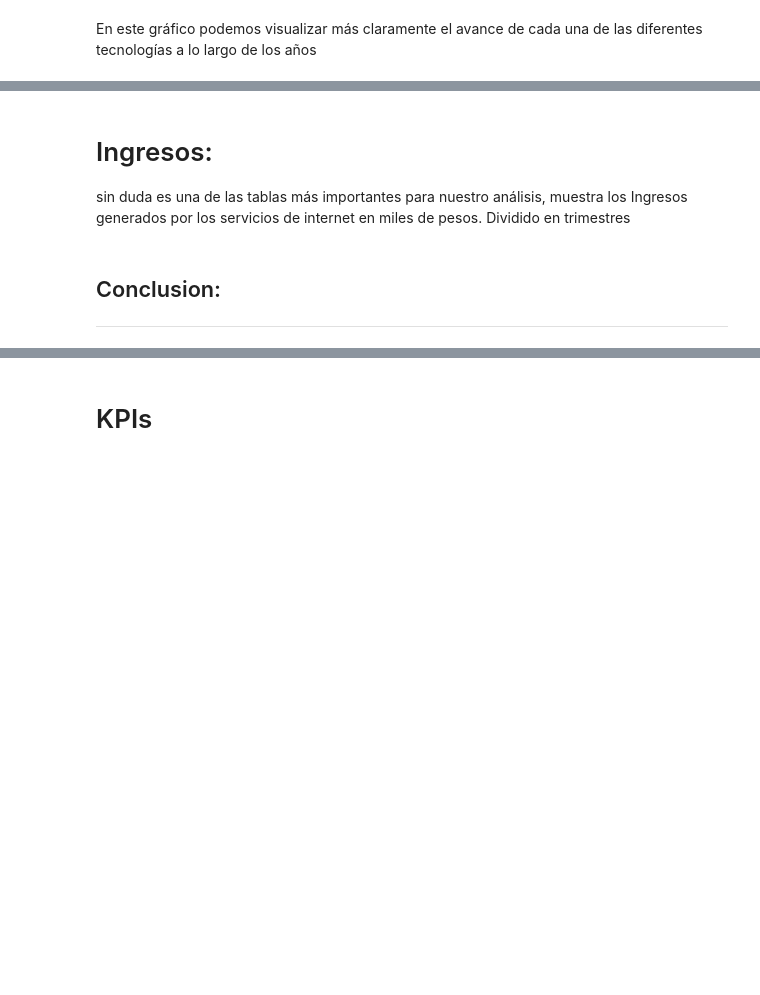
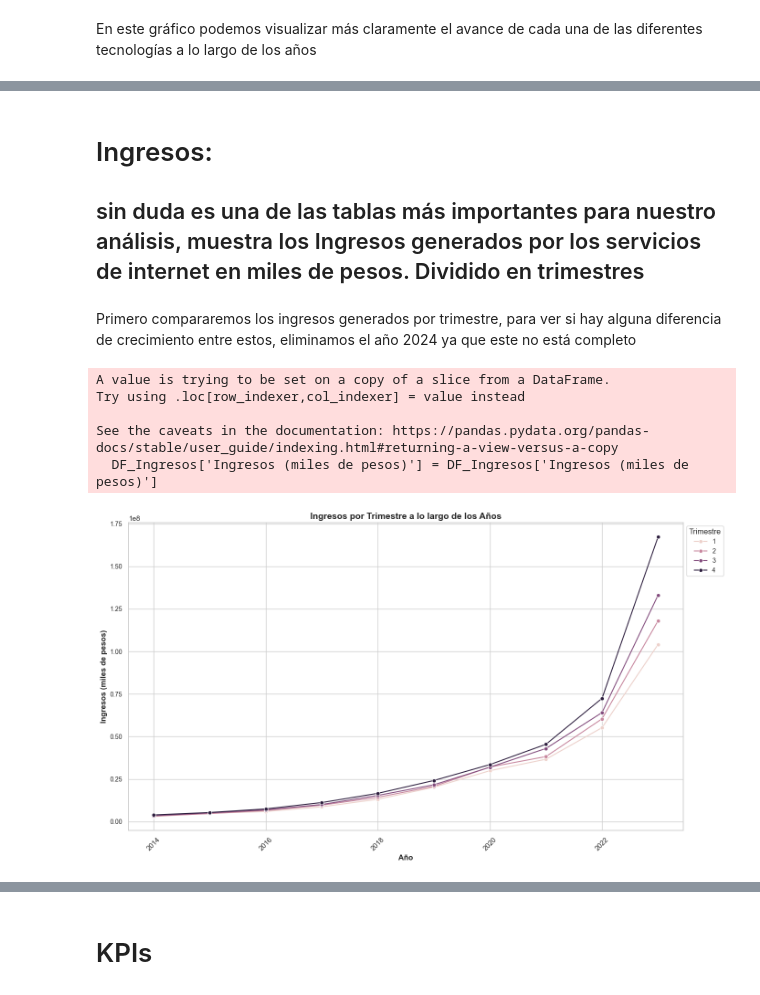
Before and after one commit to federicopiparo/Proyecto-Individual-N-2---Piparo-Federico, a Jupyter notebook: proyecto individual EDA -Federico piapro/EDA.ipynb, the cells around one changed output, grey strips where cells are left out. Cells and saved outputs as stored; diff of their text form; code cells hidden in the pictures; blank space fills up the shorter version.

```diff
--- a/proyecto individual EDA -Federico piapro/EDA.ipynb
+++ b/proyecto individual EDA -Federico piapro/EDA.ipynb
@@ -520,8 +545,28 @@ En este gráfico podemos visualizar más claramente el avance de cada una de las
 # %% [markdown]
 # Ingresos:
-sin duda es una de las tablas más importantes para nuestro análisis, muestra los Ingresos generados por los servicios de internet en miles de pesos. Dividido en trimestres
+## sin duda es una de las tablas más importantes para nuestro análisis, muestra los Ingresos generados por los servicios de internet en miles de pesos. Dividido en trimestres
-# %% [markdown]
-## Conclusion:
-
-
----
+# %% [markdown]
+Primero compararemos los ingresos generados por trimestre, para ver si hay alguna diferencia de crecimiento entre estos, eliminamos el año 2024 ya que este no está completo
+# %%
+
+DF_Ingresos = DF_Ingresos[DF_Ingresos['Año'] != 2024]
+# Convertir los ingresos a valores numéricos
+DF_Ingresos['Ingresos (miles de pesos)'] = DF_Ingresos['Ingresos (miles de pesos)']
+# Gráfico de líneas de ingresos por trimestre a lo largo de los años
+plt.figure(figsize=(14, 8))
+sns.lineplot(data=DF_Ingresos, x='Año', y='Ingresos (miles de pesos)', hue='Trimestre', marker='o')
+plt.xlabel('Año', fontsize=12, fontweight='bold')
+plt.ylabel('Ingresos (miles de pesos)', fontsize=12, fontweight='bold')
+plt.title('Ingresos por Trimestre a lo largo de los Años', fontsize=14, fontweight='bold')
+plt.xticks(rotation=45)
+plt.yticks(fontsize=10)
+plt.legend(title='Trimestre', loc='upper left', bbox_to_anchor=(1, 1), fontsize=10, title_fontsize=12)
+plt.tight_layout()
+plt.show()
+# %% [output]
+A value is trying to be set on a copy of a slice from a DataFrame.
+Try using .loc[row_indexer,col_indexer] = value instead
+
+See the caveats in the documentation: https://pandas.pydata.org/pandas-docs/stable/user_guide/indexing.html#returning-a-view-versus-a-copy
+  DF_Ingresos['Ingresos (miles de pesos)'] = DF_Ingresos['Ingresos (miles de pesos)']
+[figure, added]
```
Also changed, not shown: parts of 22 cells of this notebook, 7 other files.
